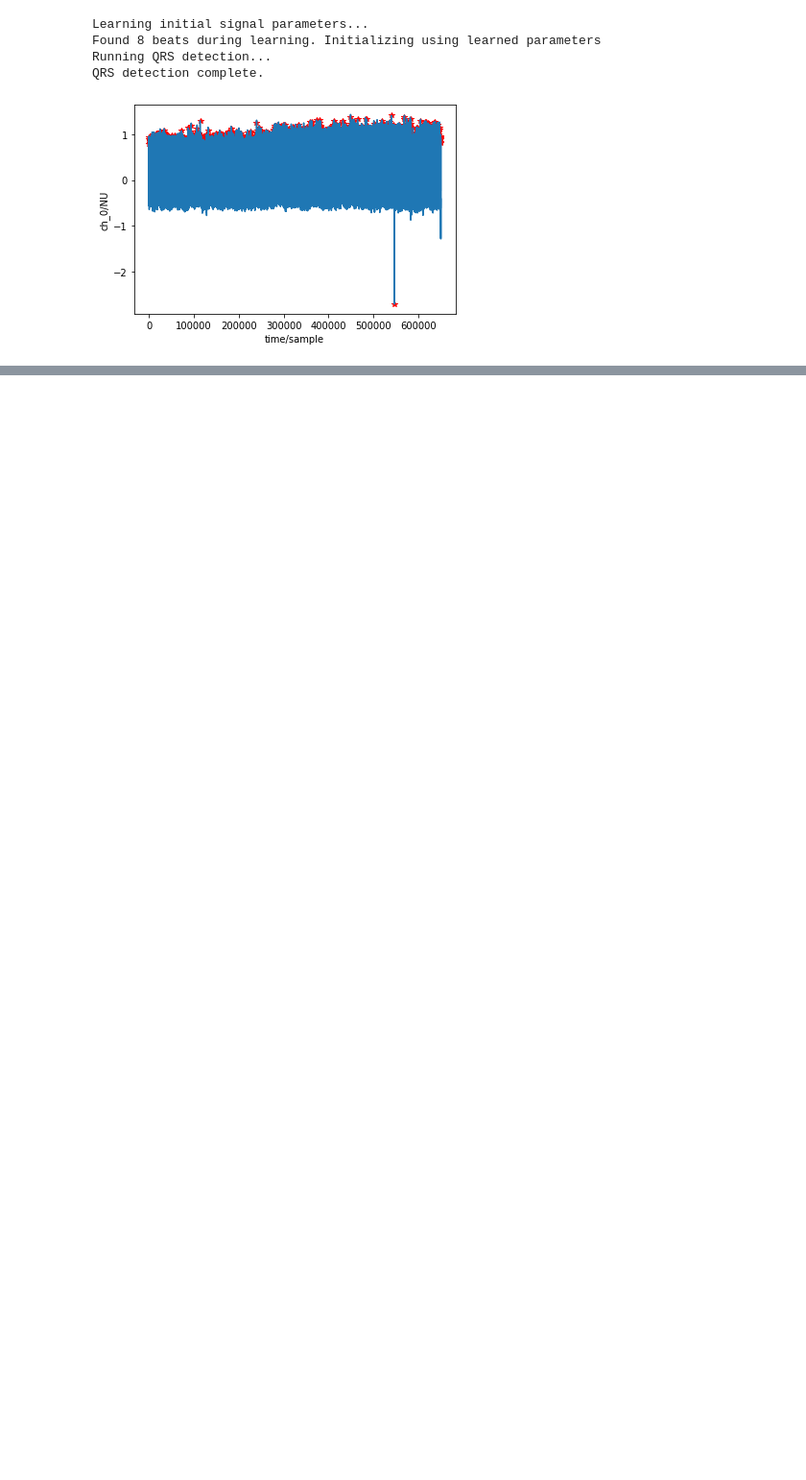
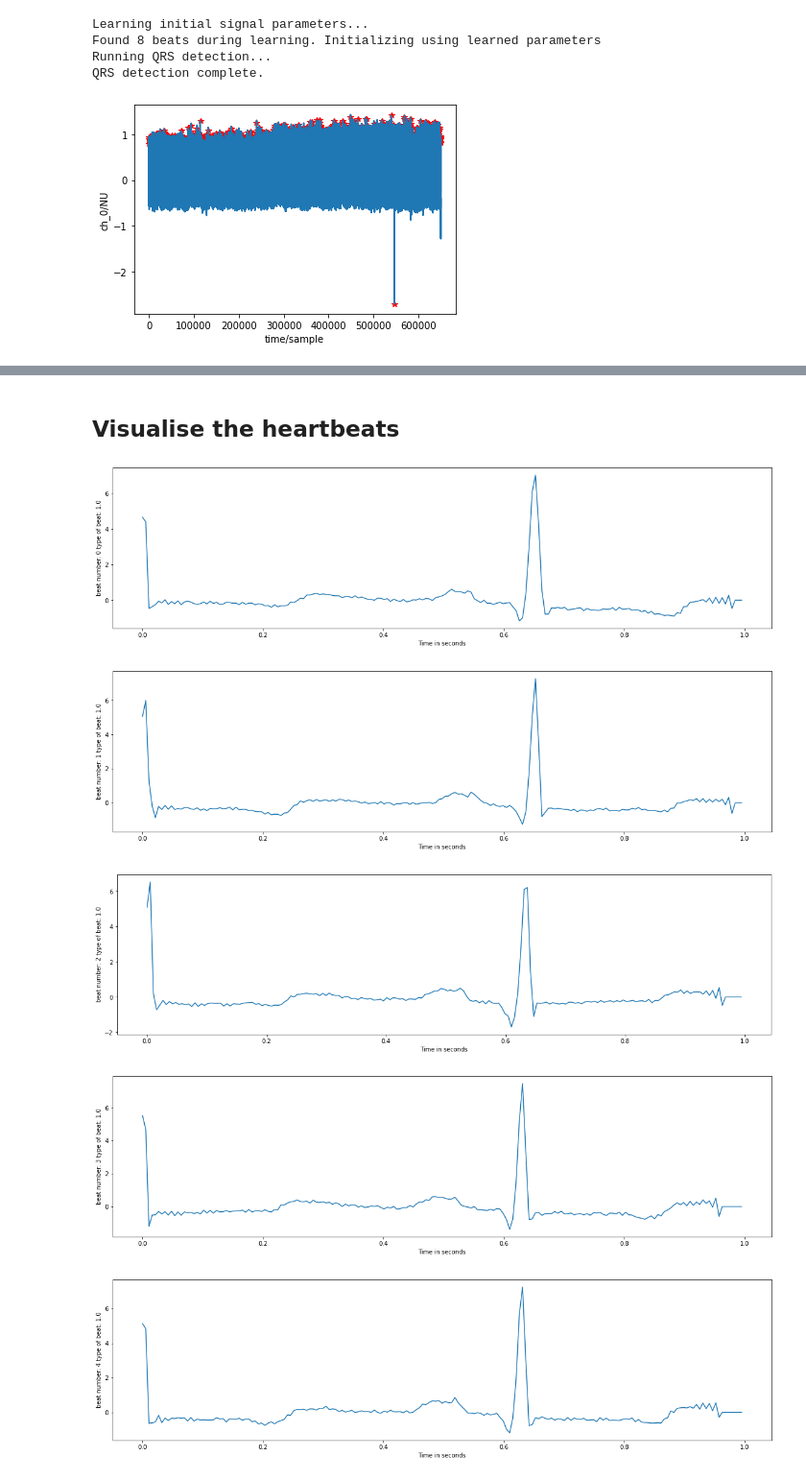
Before and after one commit to ruchiraravishankar/lvl4-hons-project, a Jupyter notebook: MIT-BIH Data Visualisation.ipynb, the cells around one changed output, grey strips where cells are left out. Shown: that part at 96% size. Saved outputs shown, nothing was run; the diff lists cells and outputs as text; code cells hidden in the pictures; blank space fills up the shorter version.

```diff
--- a/MIT-BIH Data Visualisation.ipynb
+++ b/MIT-BIH Data Visualisation.ipynb
@@ -157,0 +314,18 @@ plt.show()
+# %% [markdown]
+## Visualise the heartbeats
+# %%
+data = np.loadtxt('/Users/ruchira/Documents/lvl_4_project/lvl4-hons-project/data_ecg/100_MLII.csv', delimiter=',')
+for beat_num in [0,1,2,3,4,5,6,7]:
+    time_value = np.arange(187, dtype = 'float') / 187
+    current_beat = data[beat_num][:-1]
+    ann_num = data[beat_num][-1]
+    plt.figure(figsize=(20,5))
+    plt.plot(time_value, current_beat)
+    plt.xlabel('Time in seconds')
+    plt.ylabel('beat number: ' + str(beat_num) + ' type of beat: ' + str(ann_num))
+# %% [output]
+[figure, added]
+[figure, added]
+[figure, added]
+[figure, added]
+[figure, added]
```
Also changed, not shown: parts of 11 cells of this notebook, 7 other files.
